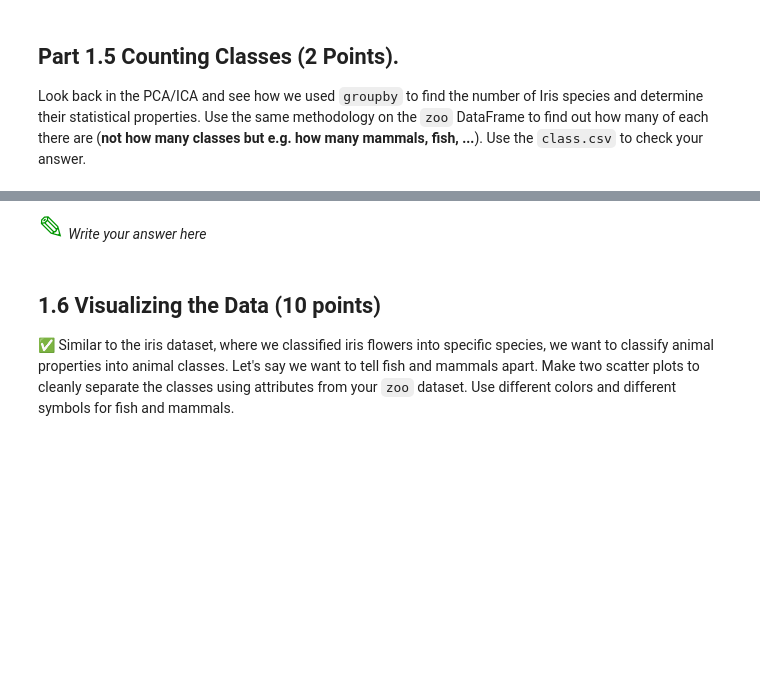
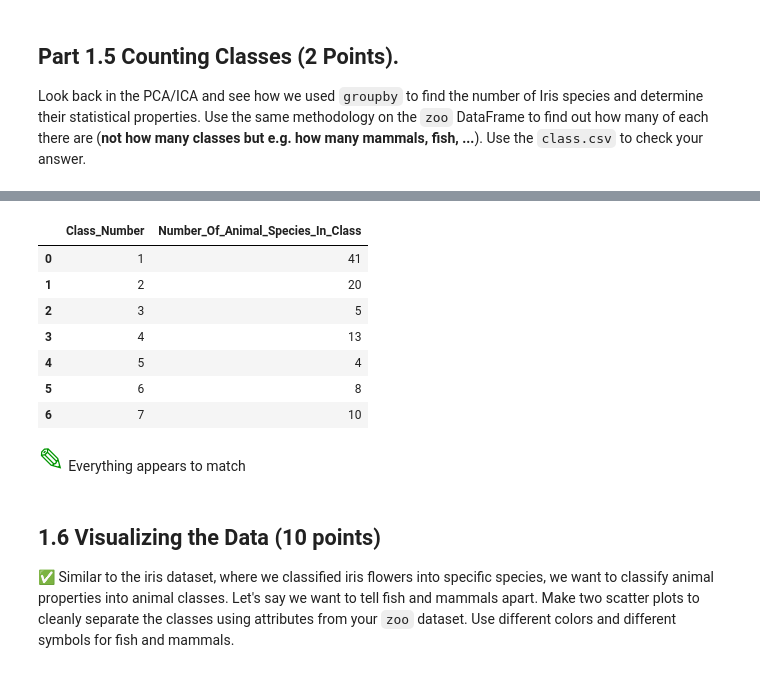
Before and after one commit to zuohanwe/CMSE202-s23-turnin, a Jupyter notebook: hw-02/zuohanwe-HW-02_PandasAndObjects-STUDENT.ipynb, the cells around one changed output, grey strips where cells are left out. Drawn from its saved outputs; the diff is of its cells as text; code cells hidden in the pictures; blank space fills up the shorter version.

```diff
--- a/hw-02/zuohanwe-HW-02_PandasAndObjects-STUDENT.ipynb
+++ b/hw-02/zuohanwe-HW-02_PandasAndObjects-STUDENT.ipynb
@@ -88,5 +119,17 @@ Look back in the PCA/ICA and see how we used `groupby` to find the number of Iri
+# %%
+# checking with class data
+class_data[['Class_Number', 'Number_Of_Animal_Species_In_Class']]
+# %% [output]
+|  | Class_Number | Number_Of_Animal_Species_In_Class |
+| 0 | 1 | 41 |
+| 1 | 2 | 20 |
+| 2 | 3 | 5 |
+| 3 | 4 | 13 |
+| 4 | 5 | 4 |
+| 5 | 6 | 8 |
+| 6 | 7 | 10 |
 # %% [markdown]
-<font size=6 color="#009600">&#9998;</font> *Write your answer here*
+<font size=6 color="#009600">&#9998;</font> Everything appears to match
 # %% [markdown]
 ## 1.6 Visualizing the Data (10 points)
 
```
Also changed, not shown: parts of 9 cells of this notebook, 2 other files.
